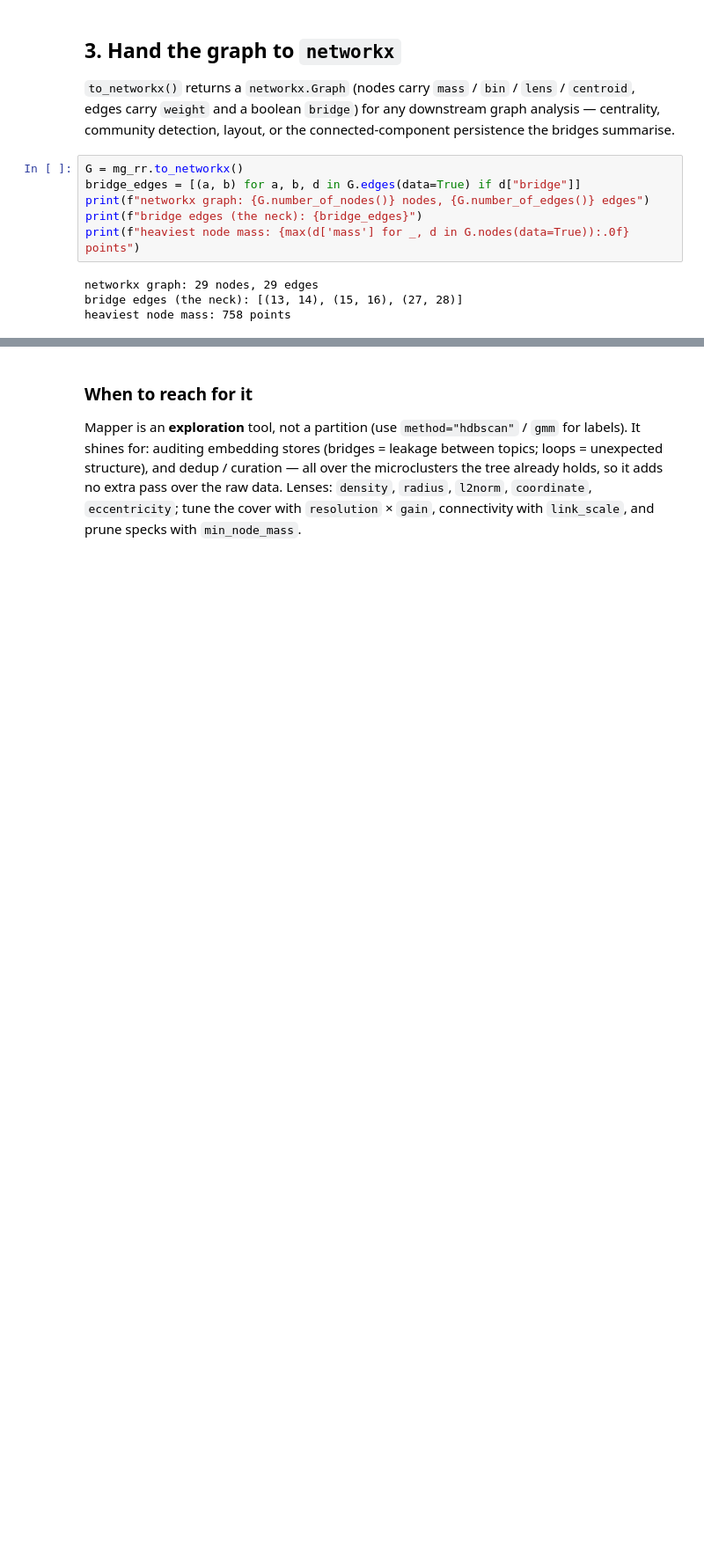
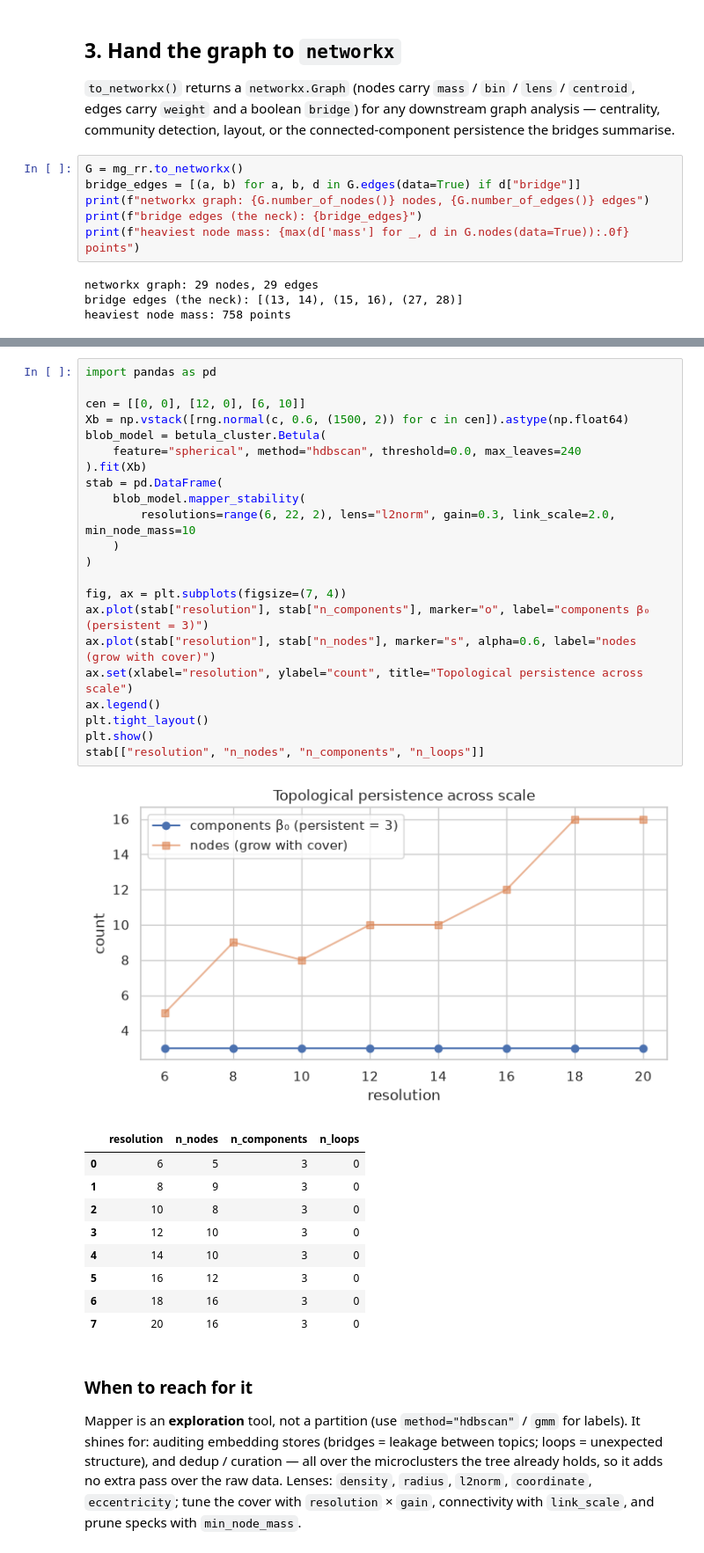
Before and after one commit to ilgrad/betula-cluster, a Jupyter notebook: examples/05_topology_mapper.ipynb, the cells around one changed output, grey strips where cells are left out. Shown at 88% size. Drawn from its saved outputs; the diff is of its cells as text; blank space fills up the shorter version.

```diff
--- a/examples/05_topology_mapper.ipynb
+++ b/examples/05_topology_mapper.ipynb
@@ -138,3 +147,36 @@ heaviest node mass: 758 points
+# %%
+import pandas as pd
+
+cen = [[0, 0], [12, 0], [6, 10]]
+Xb = np.vstack([rng.normal(c, 0.6, (1500, 2)) for c in cen]).astype(np.float64)
+blob_model = betula_cluster.Betula(
+    feature="spherical", method="hdbscan", threshold=0.0, max_leaves=240
+).fit(Xb)
+stab = pd.DataFrame(
+    blob_model.mapper_stability(
+        resolutions=range(6, 22, 2), lens="l2norm", gain=0.3, link_scale=2.0, min_node_mass=10
+    )
+)
+
+fig, ax = plt.subplots(figsize=(7, 4))
+ax.plot(stab["resolution"], stab["n_components"], marker="o", label="components β₀ (persistent = 3)")
+ax.plot(stab["resolution"], stab["n_nodes"], marker="s", alpha=0.6, label="nodes (grow with cover)")
+ax.set(xlabel="resolution", ylabel="count", title="Topological persistence across scale")
+ax.legend()
+plt.tight_layout()
+plt.show()
+stab[["resolution", "n_nodes", "n_components", "n_loops"]]
+# %% [output]
+[figure, added]
+|  | resolution | n_nodes | n_components | n_loops |
+| 0 | 6 | 5 | 3 | 0 |
+| 1 | 8 | 9 | 3 | 0 |
+| 2 | 10 | 8 | 3 | 0 |
+| 3 | 12 | 10 | 3 | 0 |
+| 4 | 14 | 10 | 3 | 0 |
+| 5 | 16 | 12 | 3 | 0 |
+| 6 | 18 | 16 | 3 | 0 |
+| 7 | 20 | 16 | 3 | 0 |
 # %% [markdown]
 ### When to reach for it
 
```
Also changed, not shown: parts of 1 cell of this notebook, 4 other files.
